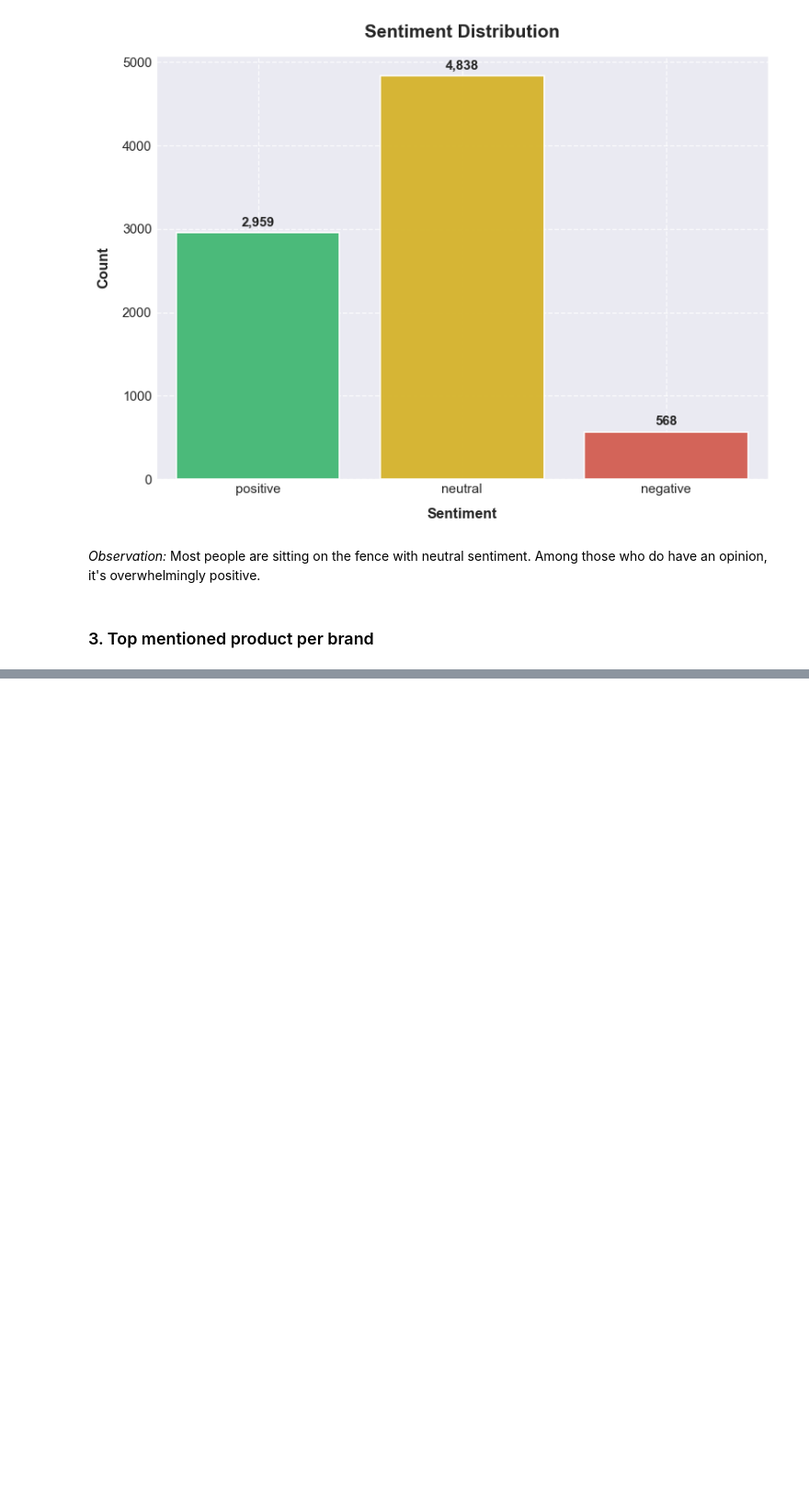
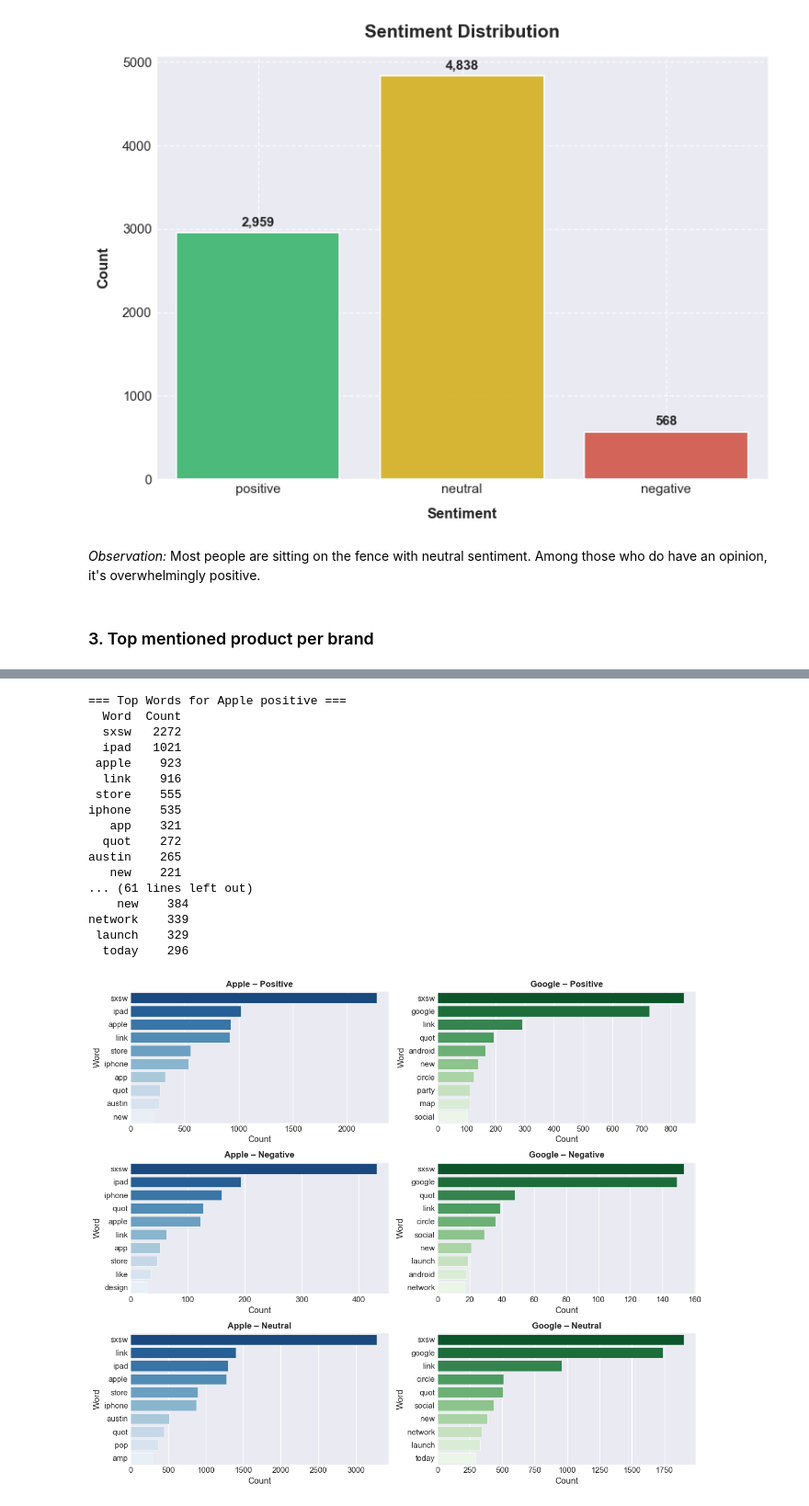
Before and after one commit to Vain-Guy/TechTones, a Jupyter notebook: techtones.ipynb, the cells around one changed output, grey strips where cells are left out. Shown at 92% size. Drawn from its saved outputs; the diff is of its cells as text; code cells hidden in the pictures; blank space fills up the shorter version.

```diff
--- a/techtones.ipynb
+++ b/techtones.ipynb
@@ -795,0 +809,66 @@ android       398
+# %%
+# Define function to extract top words
+def get_top_words(df, brand, sentiment, n=10):
+    """Returns the top n most common words for a brand and sentiment."""
+    subset = df[(df["product"] == brand) & (df["sentiment"] == sentiment)]
+    all_words = " ".join(subset["clean_tweet"]).split()
+    counter = Counter(all_words)
+    return pd.DataFrame(counter.most_common(n), columns=["Word", "Count"])
+
+# Collect Data
+sentiments = ["positive", "negative", "neutral"]
+brands = ["Apple", "Google"]
+
+top_words = {}
+
+for brand in brands:
+    for sent in sentiments:
+        key = f"{brand}_{sent}"
+        top_words[key] = get_top_words(df, brand, sent)
+
+# Print out distribution
+for key, table in top_words.items():
+    print(f"\n=== Top Words for {key.replace('_', ' ')} ===")
+    print(table.to_string(index=False))
+
+# Create plot
+fig, axes = plt.subplots(len(sentiments), len(brands), figsize=(12, 10))
+
+for col, brand in enumerate(brands):
+    for row, sent in enumerate(sentiments):
+        key = f"{brand}_{sent}"
+        data = top_words[key]
+
+        sns.barplot(
+            data=data,
+            y="Word",
+            x="Count",
+            palette="Blues_r" if brand == "Apple" else "Greens_r",
+            ax=axes[row, col]
+        )
+
+        axes[row, col].set_title(f"{brand} – {sent.capitalize()}", fontsize=12, fontweight="semibold")
+        axes[row, col].set_xlabel("Count")
+        axes[row, col].set_ylabel("Word")
+
+plt.tight_layout()
+plt.show()
+# %% [output]
+=== Top Words for Apple positive ===
+  Word  Count
+  sxsw   2272
+  ipad   1021
+ apple    923
+  link    916
+ store    555
+iphone    535
+   app    321
+  quot    272
+austin    265
+   new    221
+... (61 lines left out)
+    new    384
+network    339
+ launch    329
+  today    296
+[figure, added]
```
Also changed, not shown: parts of 9 cells of this notebook.
